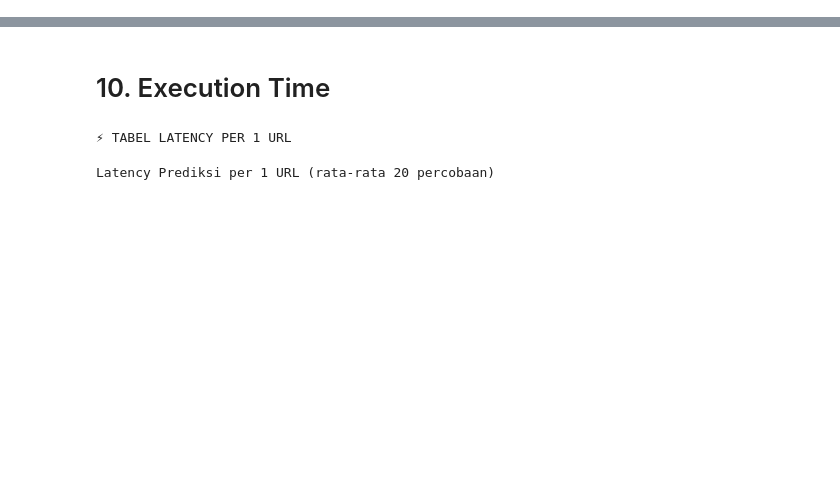
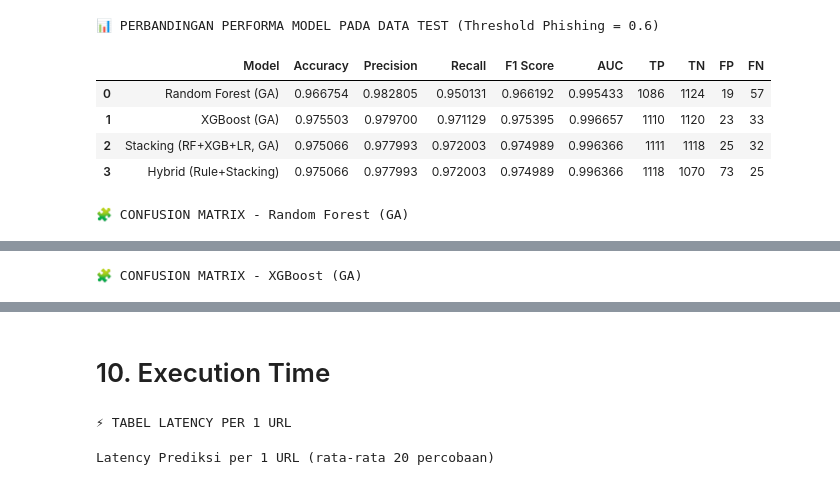
Before and after one commit to rubenmartogi/Phishing-Website-Detection-using-XGBoost-and-RFM, a Jupyter notebook: Phishing Website Detection_Models & Training.ipynb, the cells around one changed output, grey strips where cells are left out. Cells and saved outputs as stored; diff of their text form; code cells hidden in the pictures; blank space fills up the shorter version.

```diff
--- a/Phishing Website Detection_Models & Training.ipynb
+++ b/Phishing Website Detection_Models & Training.ipynb
@@ -893,0 +584,79 @@ Batch Performance pada 2286 URL Data Test
+# %%
+def evaluate_model(name, model, X_eval, y_eval):
+    y_prob = model.predict_proba(X_eval)[:, 1] if hasattr(model, "predict_proba") else np.zeros(len(X_eval))
+    y_pred = (y_prob >= 0.6).astype(int)
+    tn, fp, fn, tp = confusion_matrix(y_eval, y_pred, labels=[0, 1]).ravel()
+    try:
+        auc = roc_auc_score(y_eval, y_prob)
+    except Exception:
+        auc = np.nan
+    cm_table = pd.DataFrame(
+        [[tn, fp], [fn, tp]],
+        index=["Actual Benign (0)", "Actual Phishing (1)"],
+        columns=["Benign (0)", "Phishing (1)"]
+    )
+    return {
+        "Model": name,
+        "Accuracy": accuracy_score(y_eval, y_pred),
+        "Precision": precision_score(y_eval, y_pred, zero_division=0),
+        "Recall": recall_score(y_eval, y_pred, zero_division=0),
+        "F1 Score": f1_score(y_eval, y_pred, zero_division=0),
+        "AUC": auc,
+        "TP": int(tp), "TN": int(tn), "FP": int(fp), "FN": int(fn),
+        "cm_table": cm_table
+    }
+
+def hybrid_predict_efficient(X_eval, rule_series, stacking_model, confidence_phishing=0.95):
+    rule_arr = rule_series.reindex(X_eval.index).fillna(0).astype(int).values
+    idx_caught  = np.where(rule_arr == 1)[0]
+    idx_escaped = np.where(rule_arr == 0)[0]
+    n_total   = len(X_eval)
+    n_caught  = len(idx_caught)
+    n_escaped = len(idx_escaped)
+    final_pred  = np.zeros(n_total, dtype=int)
+    final_proba = np.zeros(n_total, dtype=float)
+    final_pred[idx_caught]  = 1
+    final_proba[idx_caught] = confidence_phishing
+    if n_escaped > 0:
+        X_escaped        = X_eval.iloc[idx_escaped]
+        stk_pred         = stacking_model.predict(X_escaped)
+        stk_proba        = stacking_model.predict_proba(X_escaped)[:, 1]
+        final_pred[idx_escaped]  = stk_pred
+        final_proba[idx_escaped] = stk_proba
+    return final_pred, final_proba, n_caught, n_escaped
+
+y_pred_rule_series = pd.Series(y_pred_rule, index=X_test.index)
+results = [
+    evaluate_model("Random Forest (GA)", rf_ga, X_test, y_test),
+    evaluate_model("XGBoost (GA)", xgb_ga, X_test, y_test),
+    evaluate_model("Stacking (RF+XGB+LR, GA)", stack_ga, X_test, y_test),
+]
+# Hybrid
+hyb_pred, hyb_proba, n_caught, n_escaped = hybrid_predict_efficient(X_test, y_pred_rule_series, stack_ga)
+hyb_eval = evaluate_model("Hybrid (Rule+Stacking)", stack_ga, X_test, y_test)
+hyb_eval["TP"] = int(((hyb_pred == 1) & (y_test == 1)).sum())
+hyb_eval["TN"] = int(((hyb_pred == 0) & (y_test == 0)).sum())
+hyb_eval["FP"] = int(((hyb_pred == 1) & (y_test == 0)).sum())
+hyb_eval["FN"] = int(((hyb_pred == 0) & (y_test == 1)).sum())
+hyb_eval["cm_table"] = pd.DataFrame(
+    [[hyb_eval["TN"], hyb_eval["FP"]], [hyb_eval["FN"], hyb_eval["TP"]]],
+    index=["Actual Benign (0)", "Actual Phishing (1)"],
+    columns=["Benign (0)", "Phishing (1)"]
+)
+results.append(hyb_eval)
+
+# Leaderboard metrik
+detail_df = pd.DataFrame([{k: v for k, v in e.items() if k != "cm_table"} for e in results])
+print(f"📊 PERBANDINGAN PERFORMA MODEL PADA DATA TEST (Threshold Phishing = 0.6)")
+display(detail_df)
+for e in results:
+    print(f"\n🧩 CONFUSION MATRIX - {e['Model']}")
+    display(e["cm_table"])
+# %% [output]
+📊 PERBANDINGAN PERFORMA MODEL PADA DATA TEST (Threshold Phishing = 0.6)
+|  | Model | Accuracy | Precision | Recall | F1 Score | AUC | TP | TN | FP | FN |
+| 0 | Random Forest (GA) | 0.966754 | 0.982805 | 0.950131 | 0.966192 | 0.995433 | 1086 | 1124 | 19 | 57 |
+| 1 | XGBoost (GA) | 0.975503 | 0.979700 | 0.971129 | 0.975395 | 0.996657 | 1110 | 1120 | 23 | 33 |
+| 2 | Stacking (RF+XGB+LR, GA) | 0.975066 | 0.977993 | 0.972003 | 0.974989 | 0.996366 | 1111 | 1118 | 25 | 32 |
+| 3 | Hybrid (Rule+Stacking) | 0.975066 | 0.977993 | 0.972003 | 0.974989 | 0.996366 | 1118 | 1070 | 73 | 25 |
+🧩 CONFUSION MATRIX - Random Forest (GA)
@@ -893,0 +666 @@ Batch Performance pada 2286 URL Data Test
+🧩 CONFUSION MATRIX - XGBoost (GA)
```
Also changed, not shown: parts of 38 cells of this notebook, 2 other files.
